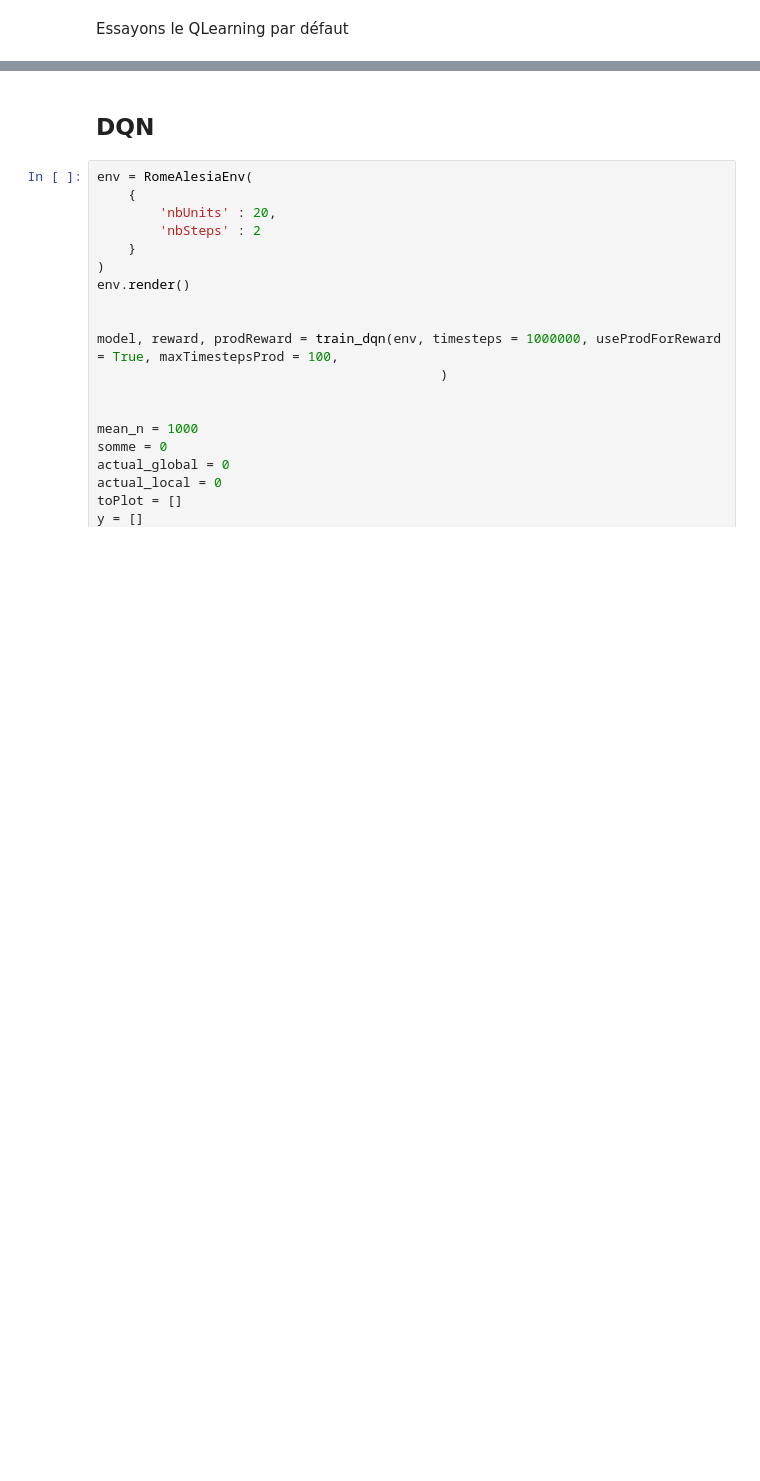
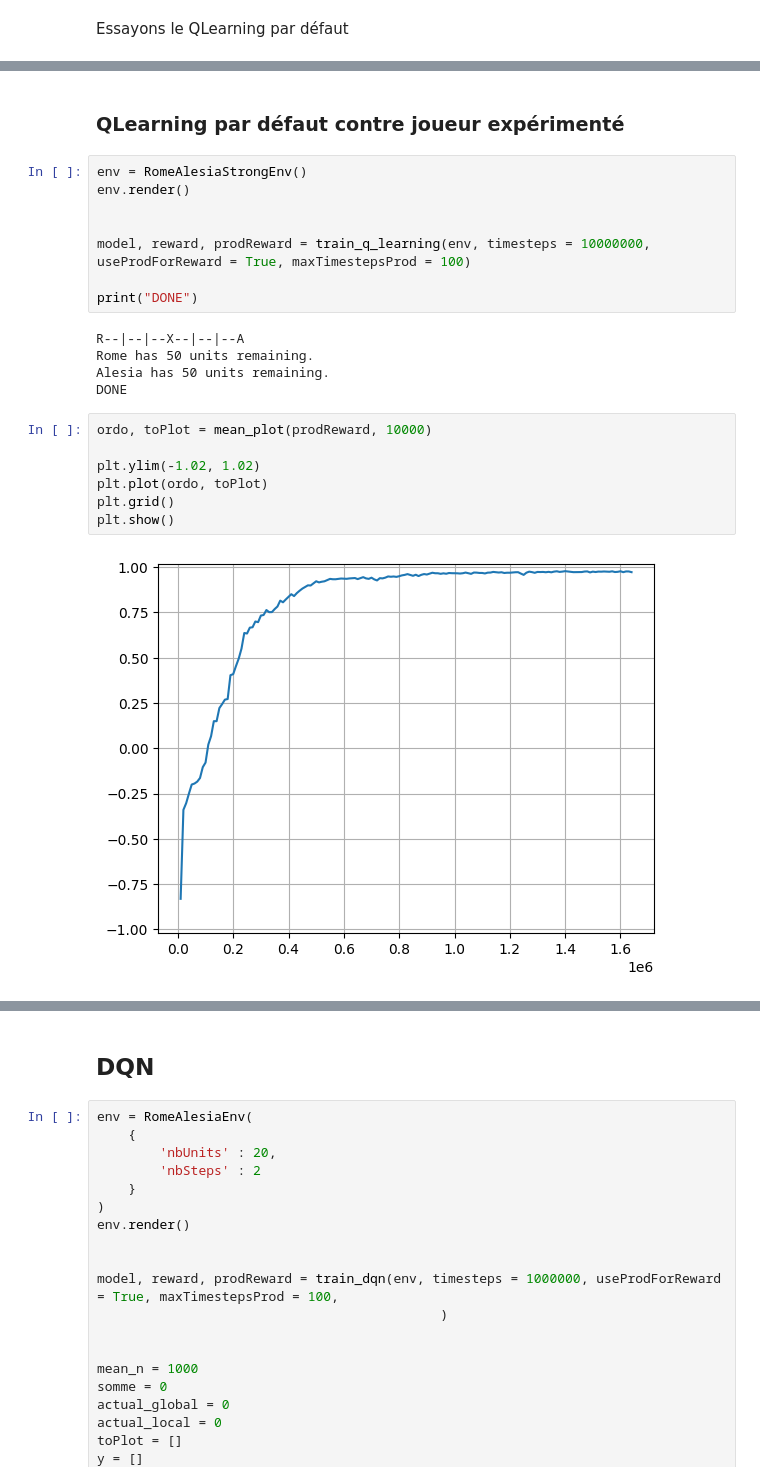
Before and after one commit to Enzo-Claeyssen/jeux_iteres_part1, a Jupyter notebook: romeAlesia.ipynb, the cells around one changed output, grey strips where cells are left out. Drawn from its saved outputs; the diff is of its cells as text; blank space fills up the shorter version.

```diff
--- a/romeAlesia.ipynb
+++ b/romeAlesia.ipynb
@@ -186,0 +767,24 @@ Alesia has 20 units remaining.
+# %% [markdown]
+### QLearning par défaut contre joueur expérimenté
+# %%
+env = RomeAlesiaStrongEnv()
+env.render()
+
+
+model, reward, prodReward = train_q_learning(env, timesteps = 10000000, useProdForReward = True, maxTimestepsProd = 100)
+
+print("DONE")
+# %% [output]
+R--|--|--X--|--|--A
+Rome has 50 units remaining.
+Alesia has 50 units remaining.
+DONE
+# %%
+ordo, toPlot = mean_plot(prodReward, 10000)
+
+plt.ylim(-1.02, 1.02)
+plt.plot(ordo, toPlot)
+plt.grid()
+plt.show()
+# %% [output]
+[figure, added]
```
Also changed, not shown: parts of 27 cells of this notebook, 1 other file.
